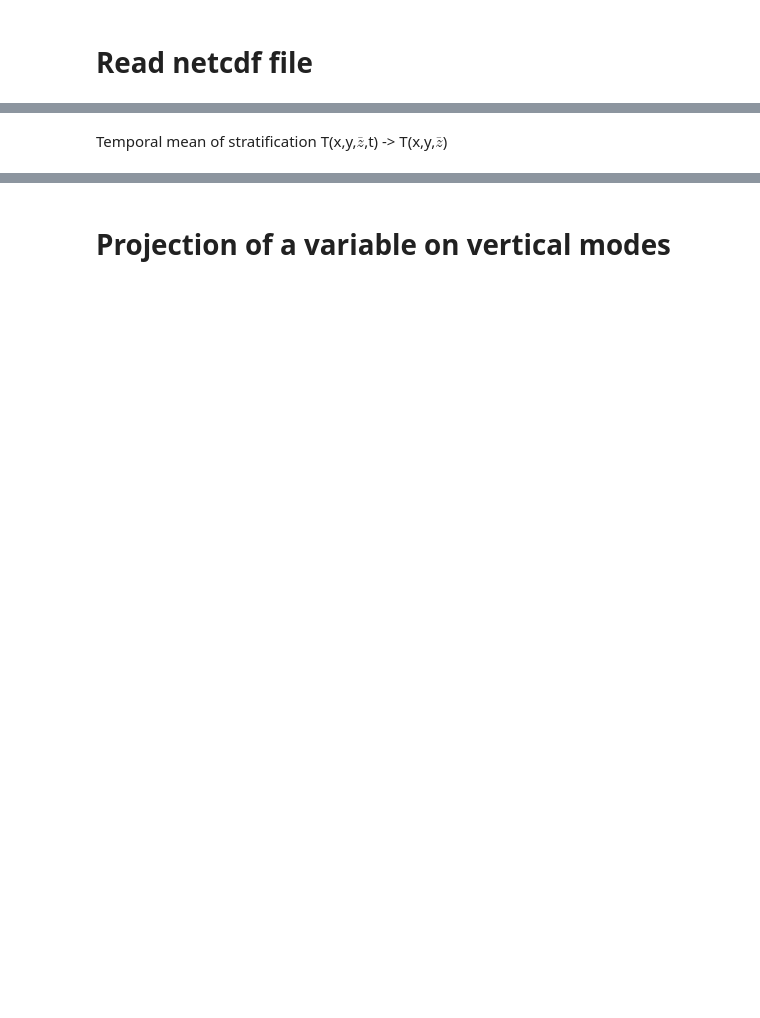
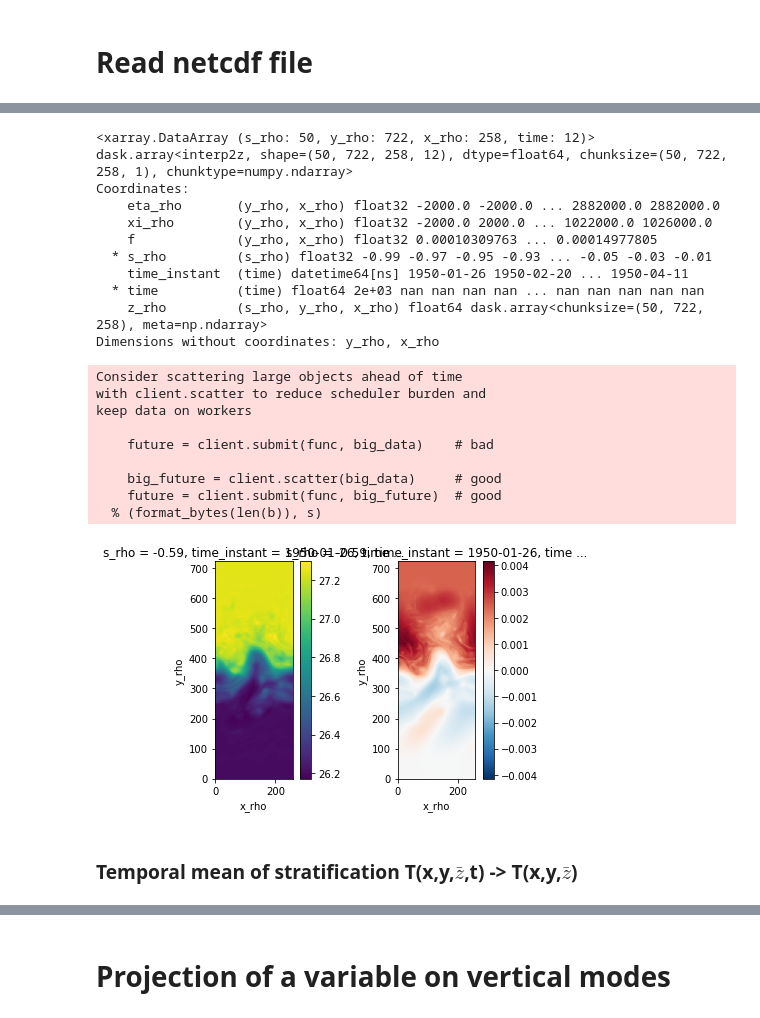
Before and after one commit to slgentil/croco, a Jupyter notebook: tutorials/proj_modes.ipynb, the cells around one changed output, grey strips where cells are left out. Drawn from its saved outputs; the diff is of its cells as text; code cells hidden in the pictures; blank space fills up the shorter version.

Commit message:
add dask apply ufunc code in tutorials/proj_modes

```diff
--- a/tutorials/proj_modes.ipynb
+++ b/tutorials/proj_modes.ipynb
@@ -50,0 +74,3 @@ Interpolate vertically stratification T(x,y,z,t)  on zmean -> T(x,y,$\bar{z}$,t)
+# %%
+z = get_z(r, zeta=r['his'].ssh_a, h=r['his'].h, vgrid='r', hgrid='r')
+T = r['his'].T_a.chunk({'s_rho':None})
@@ -51,2 +143,37 @@ Interpolate vertically stratification T(x,y,z,t)  on zmean -> T(x,y,$\bar{z}$,t)
+# %%
+Ti = xr.apply_ufunc(interp2z, zmean, z, T, False,
+                    dask='parallelized', output_dtypes=[np.float64])
+Ti = Ti.assign_coords(z_rho=zmean)
+print(Ti)
+
+ax = plt.subplot(1,2,1)
+Ti.isel(time=0, s_rho=20).plot(ax=ax)
+ax.set_aspect('equal')
+#
+ax = plt.subplot(1,2,2)
+(T-Ti).isel(time=0, s_rho=20).plot(ax=ax)
+ax.set_aspect('equal')
+# %% [output]
+<xarray.DataArray (s_rho: 50, y_rho: 722, x_rho: 258, time: 12)>
+dask.array<interp2z, shape=(50, 722, 258, 12), dtype=float64, chunksize=(50, 722, 258, 1), chunktype=numpy.ndarray>
+Coordinates:
+    eta_rho       (y_rho, x_rho) float32 -2000.0 -2000.0 ... 2882000.0 2882000.0
+    xi_rho        (y_rho, x_rho) float32 -2000.0 2000.0 ... 1022000.0 1026000.0
+    f             (y_rho, x_rho) float32 0.00010309763 ... 0.00014977805
+  * s_rho         (s_rho) float32 -0.99 -0.97 -0.95 -0.93 ... -0.05 -0.03 -0.01
+    time_instant  (time) datetime64[ns] 1950-01-26 1950-02-20 ... 1950-04-11
+  * time          (time) float64 2e+03 nan nan nan nan ... nan nan nan nan nan
+    z_rho         (s_rho, y_rho, x_rho) float64 dask.array<chunksize=(50, 722, 258), meta=np.ndarray>
+Dimensions without coordinates: y_rho, x_rho
+Consider scattering large objects ahead of time
+with client.scatter to reduce scheduler burden and
+keep data on workers
+
+    future = client.submit(func, big_data)    # bad
+
+    big_future = client.scatter(big_data)     # good
+    future = client.submit(func, big_future)  # good
+  % (format_bytes(len(b)), s)
+[figure, added]
 # %% [markdown]
-Temporal mean of stratification T(x,y,$\bar{z}$,t) -> T(x,y,$\bar{z}$)
+### Temporal mean of stratification T(x,y,$\bar{z}$,t) -> T(x,y,$\bar{z}$)
```
Also changed, not shown: parts of 21 cells of this notebook, 2 other files.
